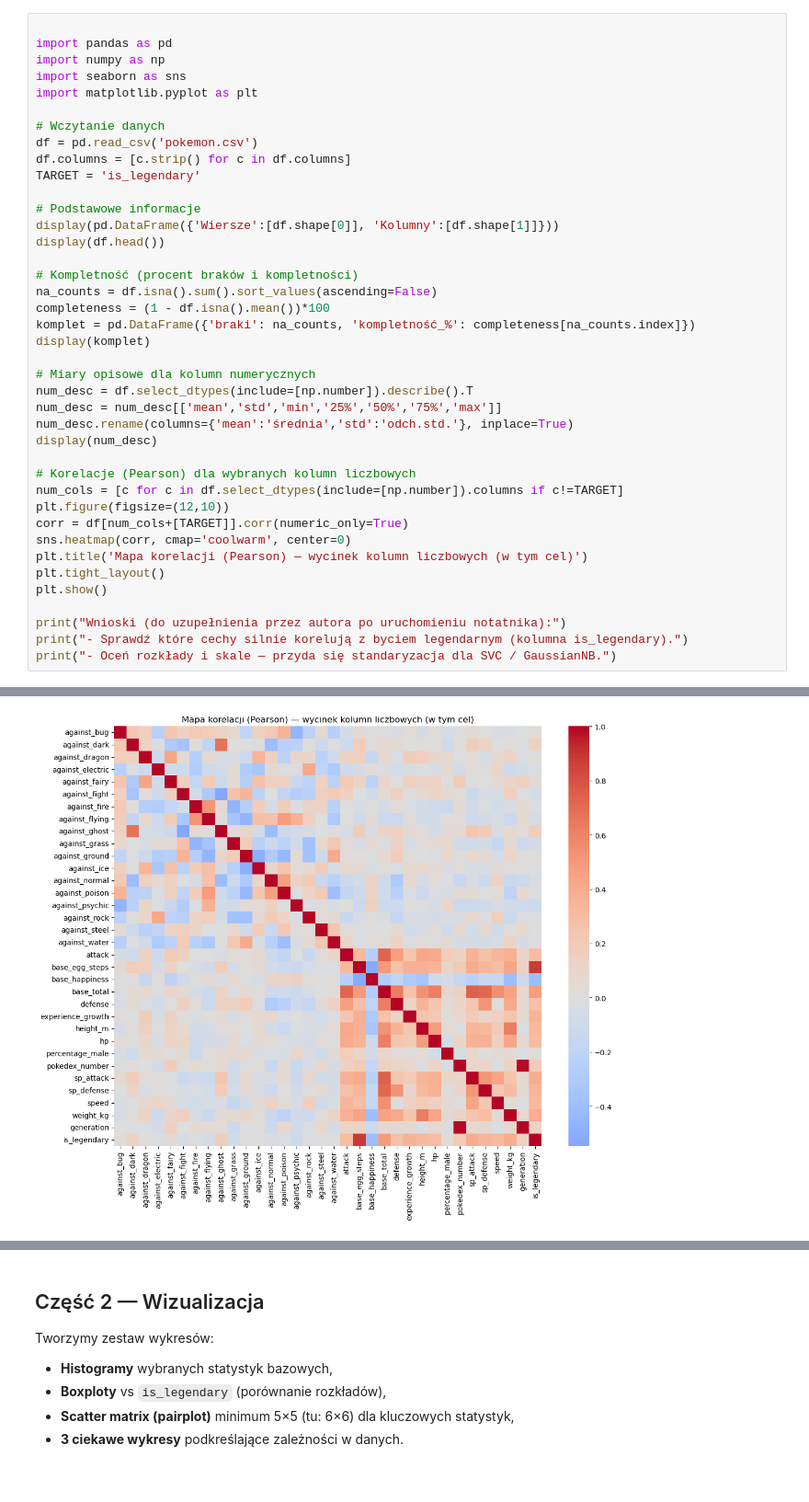
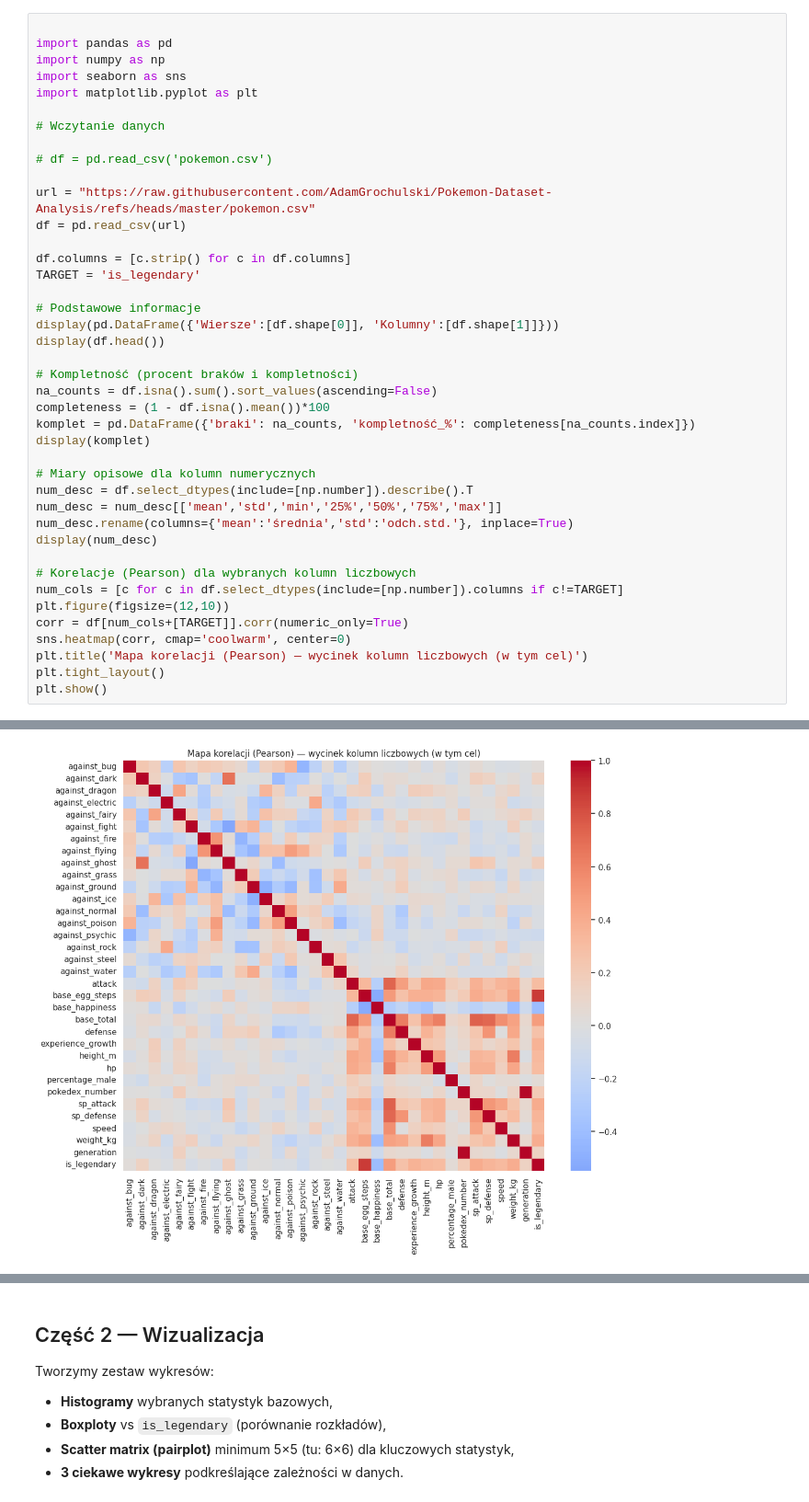
Before and after one commit to AdamGrochulski/Pokemon-Dataset-Analysis, a Jupyter notebook: project.ipynb, the cells around one changed output, grey strips where cells are left out. Shown at 92% size. Cells and saved outputs as stored; diff of their text form.

```diff
--- a/project.ipynb
+++ b/project.ipynb
@@ -50,7 +52,12 @@ import seaborn as sns
 import matplotlib.pyplot as plt
 
 # Wczytanie danych
-df = pd.read_csv('pokemon.csv')
+
+# df = pd.read_csv('pokemon.csv')
+
+url = "https://raw.githubusercontent.com/AdamGrochulski/Pokemon-Dataset-Analysis/refs/heads/master/pokemon.csv"
+df = pd.read_csv(url)
+
 df.columns = [c.strip() for c in df.columns]
 TARGET = 'is_legendary'
 
@@ -78,10 +85,6 @@ sns.heatmap(corr, cmap='coolwarm', center=0)
 plt.title('Mapa korelacji (Pearson) — wycinek kolumn liczbowych (w tym cel)')
 plt.tight_layout()
 plt.show()
-
-print("Wnioski (do uzupełnienia przez autora po uruchomieniu notatnika):")
-print("- Sprawdź które cechy silnie korelują z byciem legendarnym (kolumna is_legendary).")
-print("- Oceń rozkłady i skale — przyda się standaryzacja dla SVC / GaussianNB.")
 # %% [output]
 |  | Wiersze | Kolumny |
 | 0 | 801 | 41 |
@@ -111,19 +114,19 @@ print("- Oceń rozkłady i skale — przyda się standaryzacja dla SVC / Gaussia
 | is_legendary | 0 | 100.000000 |
 |  | średnia | odch.std. | min | 25% | 50% | 75% | max |
 | against_bug | 9.962547e-01 | 0.597248 | 0.25 | 0.5 | 1.0 | 1.0 | 4.0 |
 | against_dark | 1.057116e+00 | 0.438142 | 0.25 | 1.0 | 1.0 | 1.0 | 4.0 |
 | against_dragon | 9.687890e-01 | 0.353058 | 0.00 | 1.0 | 1.0 | 1.0 | 2.0 |
 | against_electric | 1.073970e+00 | 0.654962 | 0.00 | 0.5 | 1.0 | 1.0 | 4.0 |
 | against_fairy | 1.068976e+00 | 0.522167 | 0.25 | 1.0 | 1.0 | 1.0 | 4.0 |
 | against_fight | 1.065543e+00 | 0.717251 | 0.00 | 0.5 | 1.0 | 1.0 | 4.0 |
 | against_fire | 1.135456e+00 | 0.691853 | 0.25 | 0.5 | 1.0 | 2.0 | 4.0 |
 | against_flying | 1.192884e+00 | 0.604488 | 0.25 | 1.0 | 1.0 | 1.0 | 4.0 |
 | against_ghost | 9.850187e-01 | 0.558256 | 0.00 | 1.0 | 1.0 | 1.0 | 4.0 |
 | against_grass | 1.034020e+00 | 0.788896 | 0.25 | 0.5 | 1.0 | 1.0 | 4.0 |
 | ... | ... | ... | ... | ... | ... | ... | ... |
 | sp_defense | 7.091136e+01 | 27.942501 | 20.00 | 50.0 | 66.0 | 90.0 | 230.0 |
 | speed | 6.633458e+01 | 28.907662 | 5.00 | 45.0 | 65.0 | 85.0 | 180.0 |
 | weight_kg | 6.137810e+01 | 109.354766 | 0.10 | 9.0 | 27.3 | 64.8 | 999.9 |
 | generation | 3.690387e+00 | 1.930420 | 1.00 | 2.0 | 4.0 | 5.0 | 7.0 |
 | is_legendary | 8.739076e-02 | 0.282583 | 0.00 | 0.0 | 0.0 | 0.0 | 1.0 |
-[figure, old version]
+[figure, new version]
```
Also changed, not shown: parts of 8 cells of this notebook.
